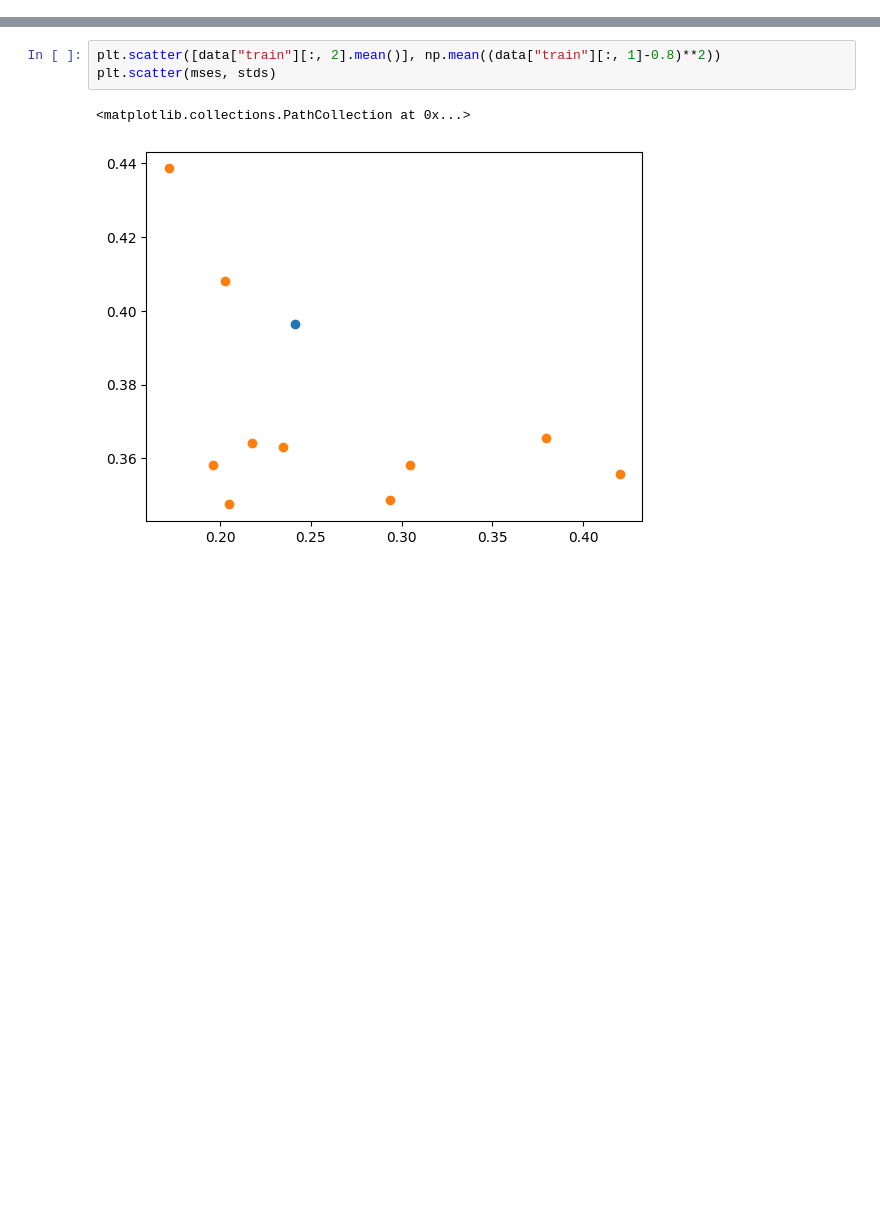
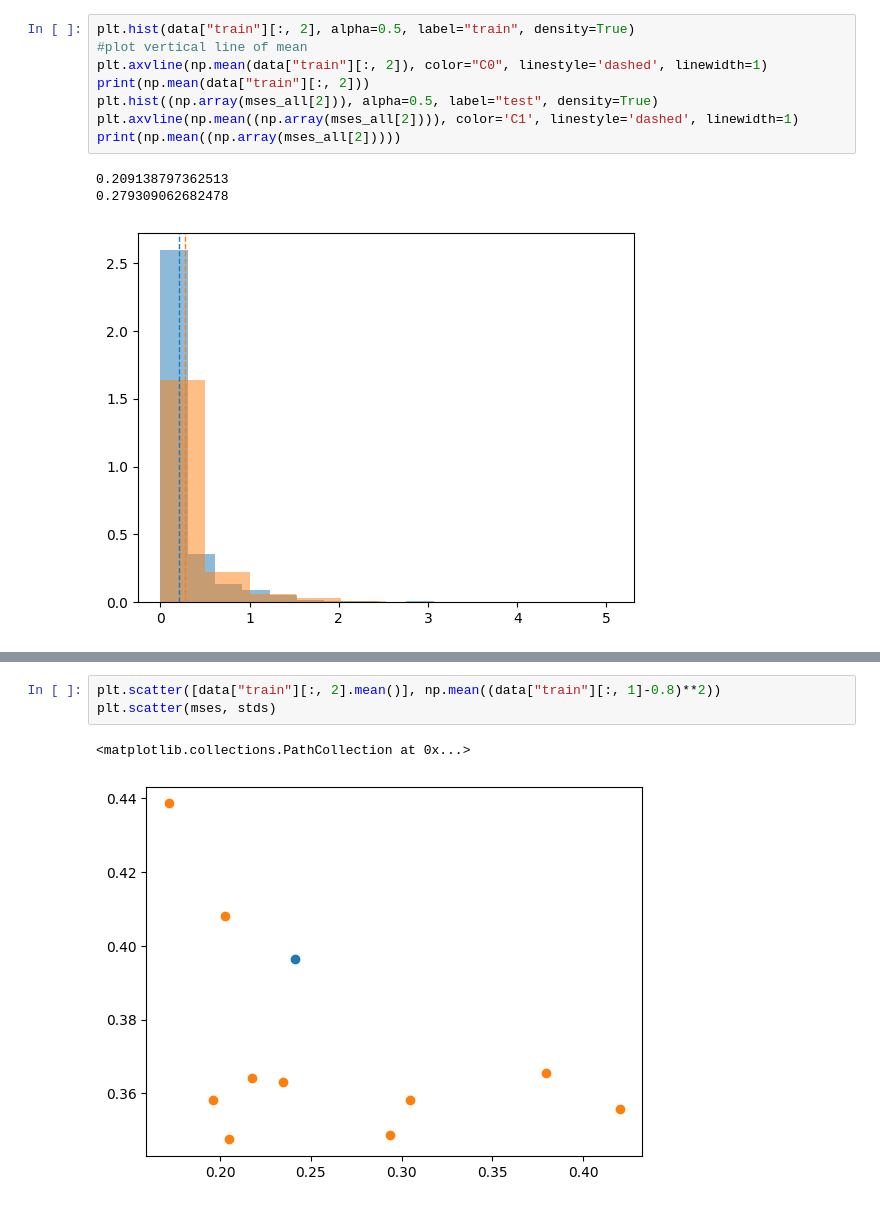
Before and after one commit to katiekang1998/cautious_extrapolation, a Jupyter notebook: cautious_extrapolation/poverty2/plot.ipynb, the cells around one changed output, grey strips where cells are left out. Drawn from its saved outputs; the diff is of its cells as text; blank space fills up the shorter version.

```diff
--- a/cautious_extrapolation/poverty2/plot.ipynb
+++ b/cautious_extrapolation/poverty2/plot.ipynb
@@ -44,0 +79,12 @@ for run_name in run_names:
+# %%
+plt.hist(data["train"][:, 2], alpha=0.5, label="train", density=True)
+#plot vertical line of mean
+plt.axvline(np.mean(data["train"][:, 2]), color="C0", linestyle='dashed', linewidth=1)
+print(np.mean(data["train"][:, 2]))
+plt.hist((np.array(mses_all[2])), alpha=0.5, label="test", density=True)
+plt.axvline(np.mean((np.array(mses_all[2]))), color='C1', linestyle='dashed', linewidth=1)
+print(np.mean((np.array(mses_all[2]))))
+# %% [output]
+0.209138797362513
+0.279309062682478
+[figure, added]
```
Also changed, not shown: parts of 17 cells of this notebook, 38 other files.
